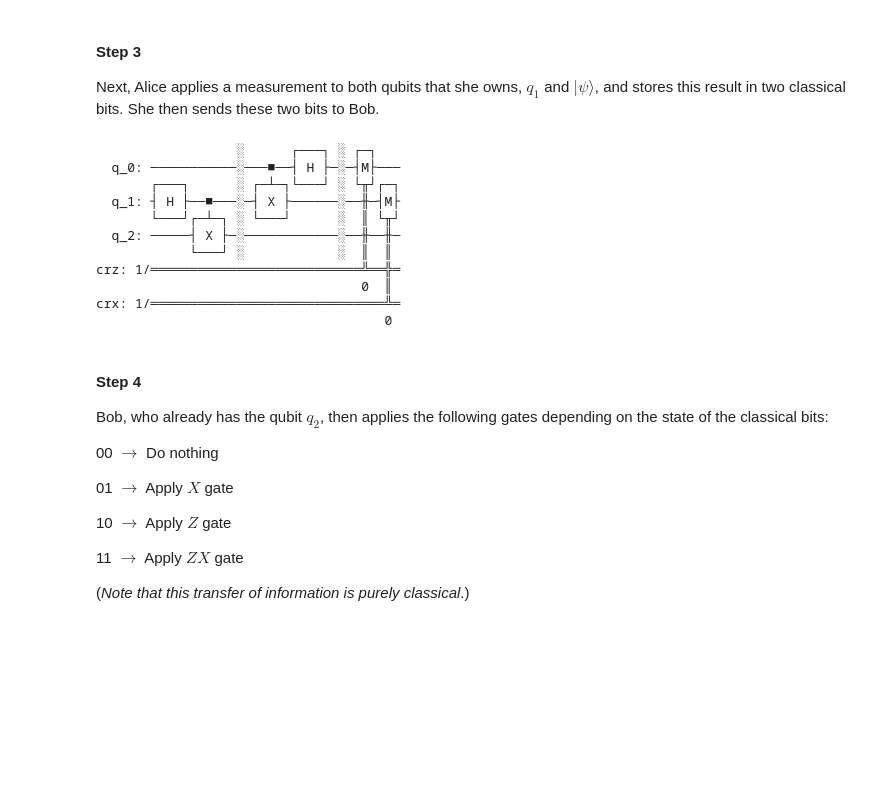
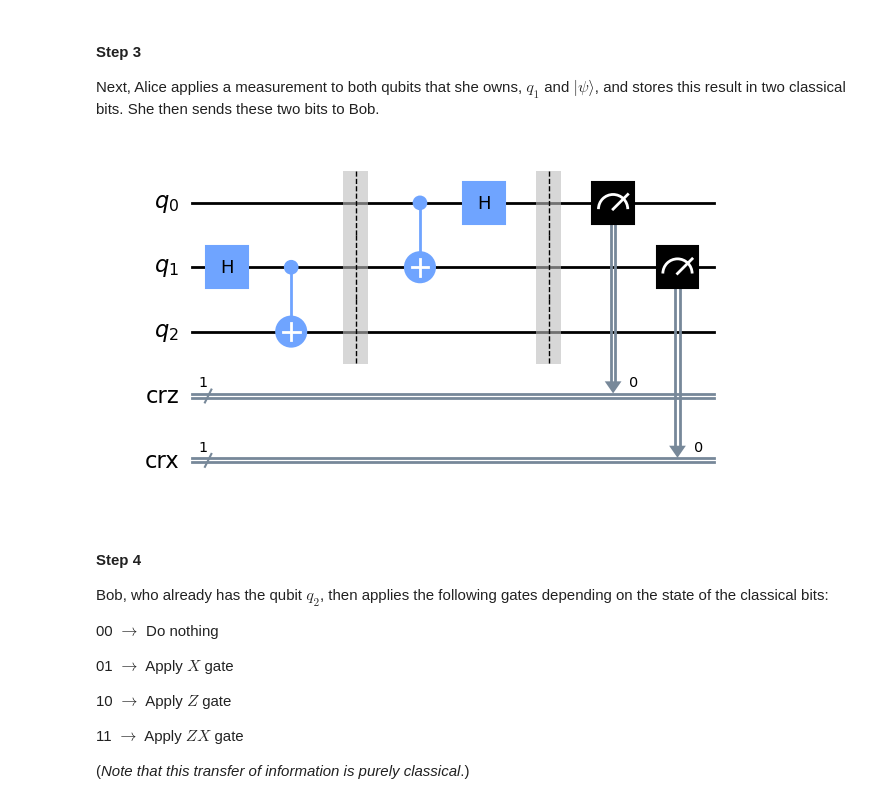
Before and after one commit to AlaricCheng/klass-workshop-hands-on, a Jupyter notebook: basics.ipynb, the cells around one changed output. Saved outputs shown, nothing was run; the diff lists cells and outputs as text; code cells hidden in the pictures; blank space fills up the shorter version.

```diff
--- a/basics.ipynb
+++ b/basics.ipynb
@@ -471,38 +450,28 @@ Next, Alice applies a measurement to both qubits that she owns, $q_1$ and $\vert
 # %%
 def measure_and_send(qc, a, b):
     """Measures qubits a & b and 'sends' the results to Bob"""
     qc.barrier()
     qc.measure(a,0)
     qc.measure(b,1)
 
 ## SETUP
 # Protocol uses 3 qubits and 2 classical bits in 2 different registers
 qr = QuantumRegister(3, name="q")
 crz, crx = ClassicalRegister(1, name="crz"), ClassicalRegister(1, name="crx")
 teleportation_circuit = QuantumCircuit(qr, crz, crx)
 
 ## STEP 1
 create_bell_pair(teleportation_circuit, 1, 2)
 
 ## STEP 2
 teleportation_circuit.barrier() # Use barrier to separate steps
 alice_gates(teleportation_circuit, 0, 1)
 
 ## STEP 3
 measure_and_send(teleportation_circuit, 0 ,1)
-teleportation_circuit.draw()
+teleportation_circuit.draw('mpl')
 # %% [output]
-                  ░      ┌───┐ ░ ┌─┐
-  q_0: ───────────░───■──┤ H ├─░─┤M├───
-       ┌───┐      ░ ┌─┴─┐└───┘ ░ └╥┘┌─┐
-  q_1: ┤ H ├──■───░─┤ X ├──────░──╫─┤M├
-       └───┘┌─┴─┐ ░ └───┘      ░  ║ └╥┘
-  q_2: ─────┤ X ├─░────────────░──╫──╫─
-            └───┘ ░            ░  ║  ║
-crz: 1/═══════════════════════════╩══╬═
-                                  0  ║
-crx: 1/══════════════════════════════╩═
-                                     0
+[figure, added]
 # %% [markdown]
 #### Step 4
 
```
Also changed, not shown: parts of 10 cells of this notebook.
